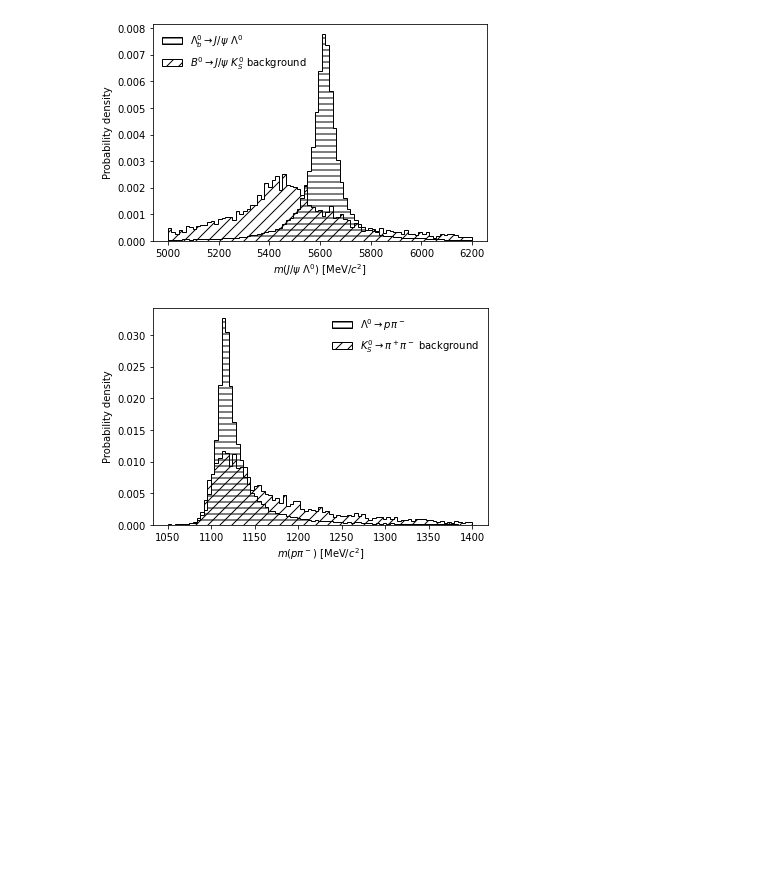
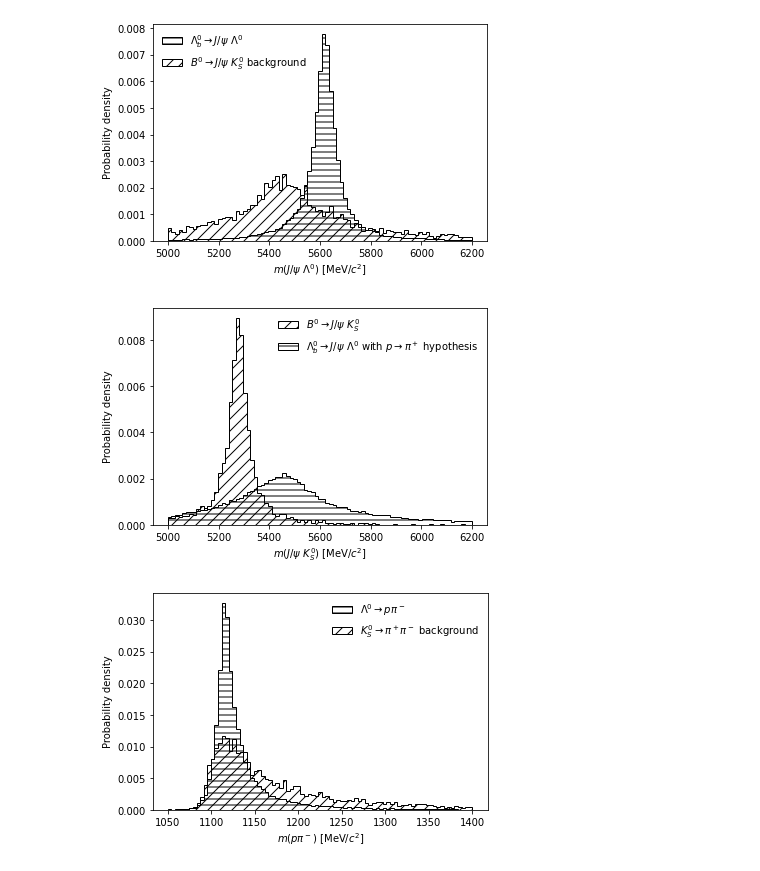
Before and after one commit to alatios/lb2jpsil_physical-background-studies, a Jupyter notebook: 01_veto_optimization.ipynb, the cells around one changed output. Drawn from its saved outputs; the diff is of its cells as text; code cells hidden in the pictures; blank space fills up the shorter version.

Commit message:
Add plots from the other point of view

```diff
--- a/01_veto_optimization.ipynb
+++ b/01_veto_optimization.ipynb
@@ -124,6 +124,42 @@ if save_plots:
 plt.show()
 # %% [output]
 [figure]
+# %%
+filename = 'phys_bkg_b0_comparison'
+
+hist_params = {
+    'density': True,
+    'bins': 85,
+    'edgecolor': 'black',
+    'histtype': 'stepfilled',
+    'range': (5000,6200),
+}
+
+lambda_params = {
+    'hatch': '--',
+    'facecolor': 'none',
+    'label': r'$\Lambda_b^0 \rightarrow J/\psi~\Lambda^0$ with $p \rightarrow \pi^+$ hypothesis'
+}
+
+b_params = {
+    'hatch': '//',
+    'facecolor': 'none',
+    'label': r'$B^0 \rightarrow J/\psi~K^0_S$'
+}
+
+plt.hist(df_b['DTF_FixJPsiKaon_B0_M'], **hist_params, **b_params)
+plt.hist(df_lambdab['DTF_FixJPsiLambda_PIDSubs_Lb_M'], **hist_params, **lambda_params)
+
+plt.legend(frameon=False, loc='upper right')
+plt.ylabel("Probability density")
+plt.xlabel("$m(J/\psi~K^0_S)$ [MeV/$c^2$]")
+
+if save_plots:
+    plt.savefig(plot_directory + filename + '.pdf', bbox_inches='tight')
+
+plt.show()
+# %% [output]
+[figure, added]
 # %%
 filename = 'phys_bkg_lambda_comparison'
 
```
Also changed, not shown: parts of 1 cell of this notebook.
